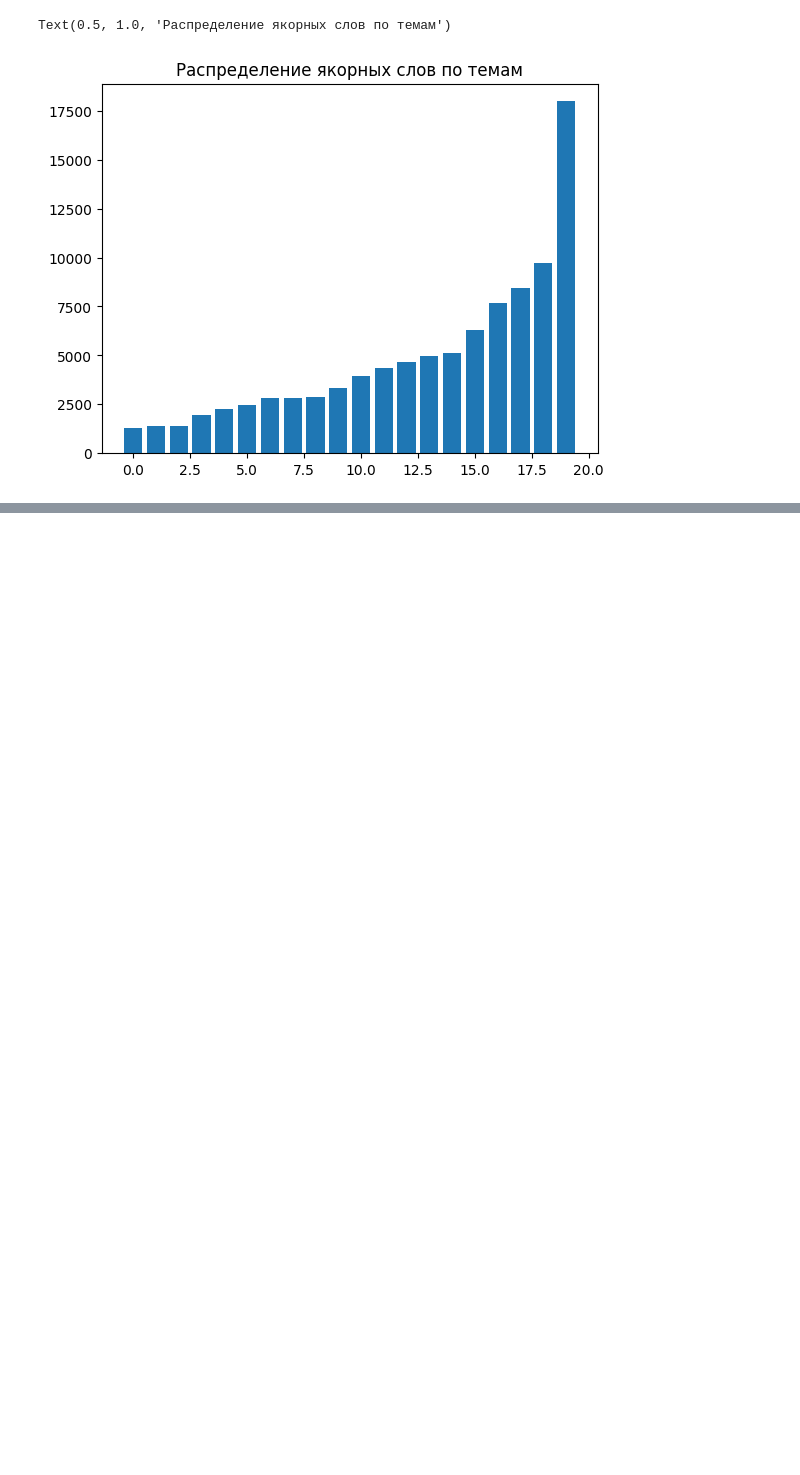
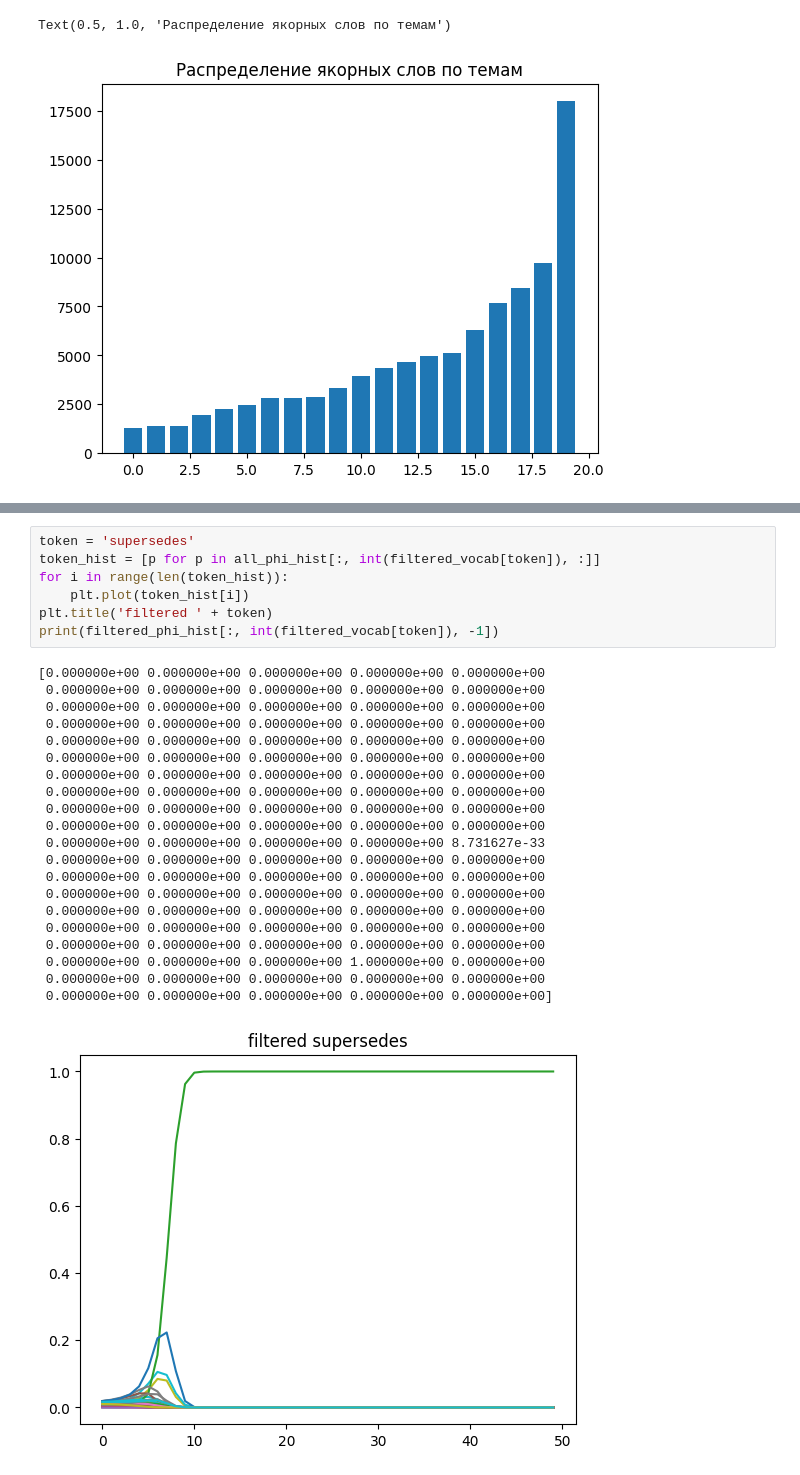
Before and after one commit to knagaev/topic-modelling-attention, a Jupyter notebook: phi_hist.ipynb, the cells around one changed output, grey strips where cells are left out. Drawn from its saved outputs; the diff is of its cells as text; blank space fills up the shorter version.

```diff
--- a/phi_hist.ipynb
+++ b/phi_hist.ipynb
@@ -320,0 +385,29 @@ Text(0.5, 1.0, 'Распределение якорных слов по тема
+# %%
+token = 'supersedes'
+token_hist = [p for p in all_phi_hist[:, int(filtered_vocab[token]), :]]
+for i in range(len(token_hist)):
+    plt.plot(token_hist[i])
+plt.title('filtered ' + token)
+print(filtered_phi_hist[:, int(filtered_vocab[token]), -1])
+# %% [output]
+[0.000000e+00 0.000000e+00 0.000000e+00 0.000000e+00 0.000000e+00
+ 0.000000e+00 0.000000e+00 0.000000e+00 0.000000e+00 0.000000e+00
+ 0.000000e+00 0.000000e+00 0.000000e+00 0.000000e+00 0.000000e+00
+ 0.000000e+00 0.000000e+00 0.000000e+00 0.000000e+00 0.000000e+00
+ 0.000000e+00 0.000000e+00 0.000000e+00 0.000000e+00 0.000000e+00
+ 0.000000e+00 0.000000e+00 0.000000e+00 0.000000e+00 0.000000e+00
+ 0.000000e+00 0.000000e+00 0.000000e+00 0.000000e+00 0.000000e+00
+ 0.000000e+00 0.000000e+00 0.000000e+00 0.000000e+00 0.000000e+00
+ 0.000000e+00 0.000000e+00 0.000000e+00 0.000000e+00 0.000000e+00
+ 0.000000e+00 0.000000e+00 0.000000e+00 0.000000e+00 0.000000e+00
+ 0.000000e+00 0.000000e+00 0.000000e+00 0.000000e+00 8.731627e-33
+ 0.000000e+00 0.000000e+00 0.000000e+00 0.000000e+00 0.000000e+00
+ 0.000000e+00 0.000000e+00 0.000000e+00 0.000000e+00 0.000000e+00
+ 0.000000e+00 0.000000e+00 0.000000e+00 0.000000e+00 0.000000e+00
+ 0.000000e+00 0.000000e+00 0.000000e+00 0.000000e+00 0.000000e+00
+ 0.000000e+00 0.000000e+00 0.000000e+00 0.000000e+00 0.000000e+00
+ 0.000000e+00 0.000000e+00 0.000000e+00 0.000000e+00 0.000000e+00
+ 0.000000e+00 0.000000e+00 0.000000e+00 1.000000e+00 0.000000e+00
+ 0.000000e+00 0.000000e+00 0.000000e+00 0.000000e+00 0.000000e+00
+ 0.000000e+00 0.000000e+00 0.000000e+00 0.000000e+00 0.000000e+00]
+[figure, added]
```
Also changed, not shown: parts of 7 cells of this notebook, 4 other files.
